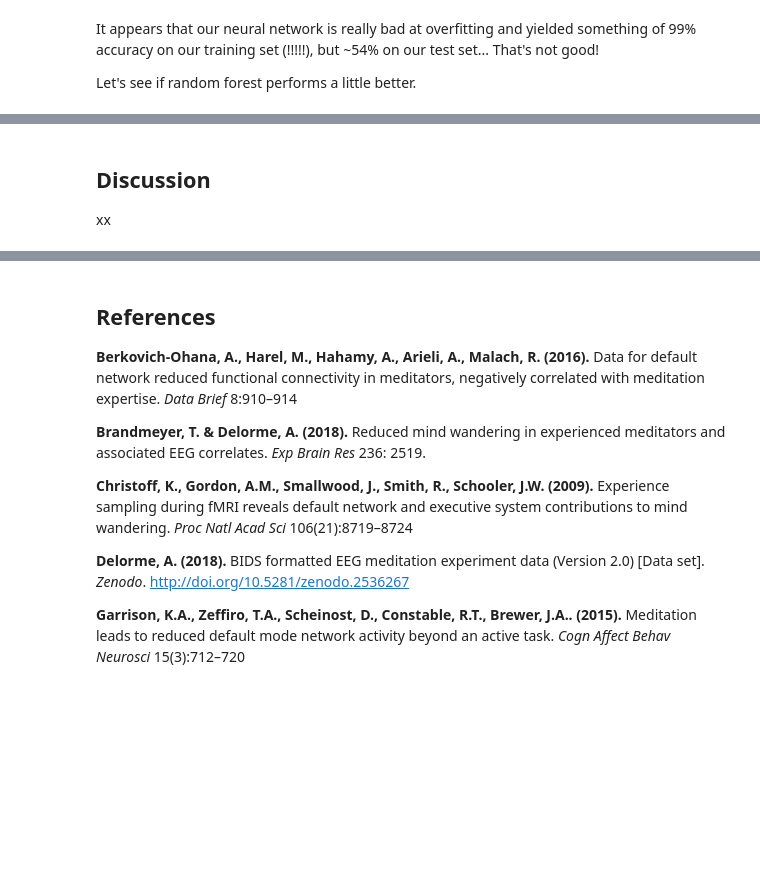
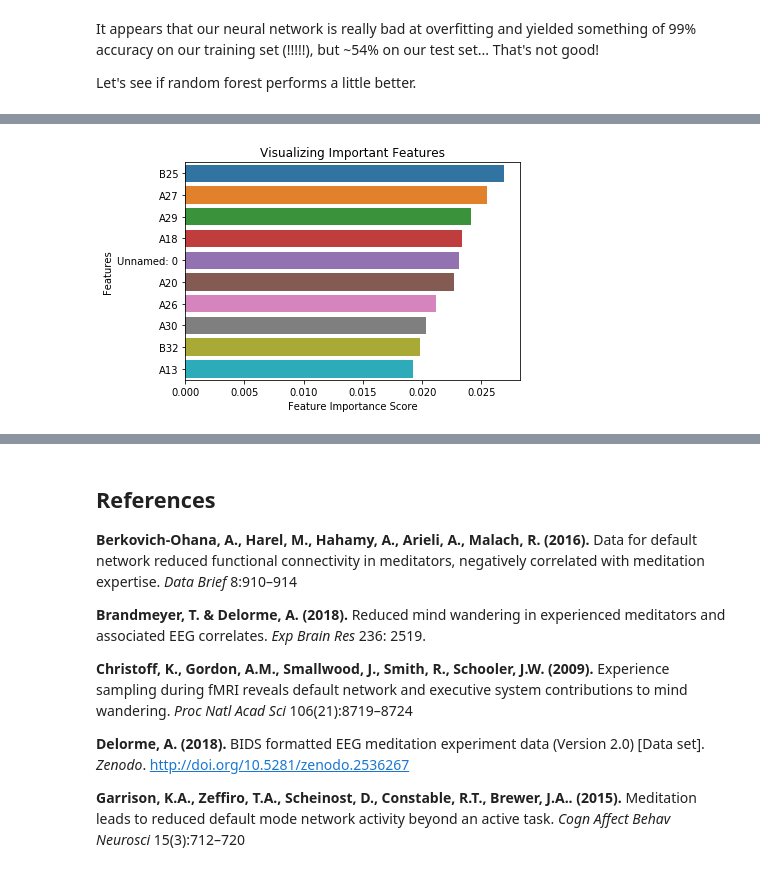
Before and after one commit to yuyang-zhong/EEG-Neural, a Jupyter notebook: notebooks/final_notebook.ipynb, the cells around one changed output, grey strips where cells are left out. Drawn from its saved outputs; the diff is of its cells as text; code cells hidden in the pictures; blank space fills up the shorter version.

```diff
--- a/notebooks/final_notebook.ipynb
+++ b/notebooks/final_notebook.ipynb
@@ -484,3 +515,3 @@ We will now deploy a random forest on our data to see how well we did.
 # %%
-clf = RandomForestClassifier(n_estimators=100, criterion='entropy')
+clf = RandomForestClassifier(n_estimators=20, criterion='entropy')
 clf.fit(X_train, y_train)
@@ -491,4 +538,11 @@ clf.score(X_test, y_test)
 # %%
 feature_imp = pd.Series(clf.feature_importances_,
-                       index=X_train.columns).sort_values(ascending=False)
-feature_imp
+                       index=X.columns).sort_values(ascending=False)[:10]
+
+sns.barplot(x=feature_imp, y=feature_imp.index)
+plt.xlabel('Feature Importance Score')
+plt.ylabel('Features')
+plt.title("Visualizing Important Features")
+plt.show();
+# %% [output]
+[figure, added]
@@ -504,3 +548,0 @@ plt.show();
-# %% [markdown]
-## Discussion
-xx
```
Also changed, not shown: parts of 22 cells of this notebook.
